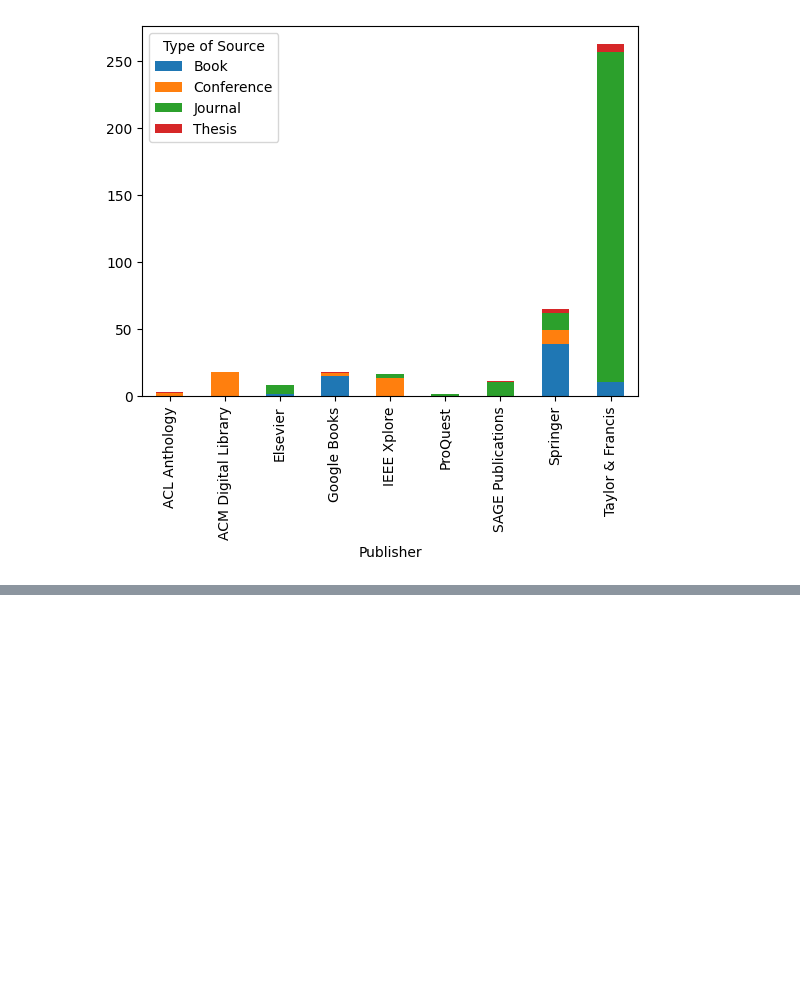
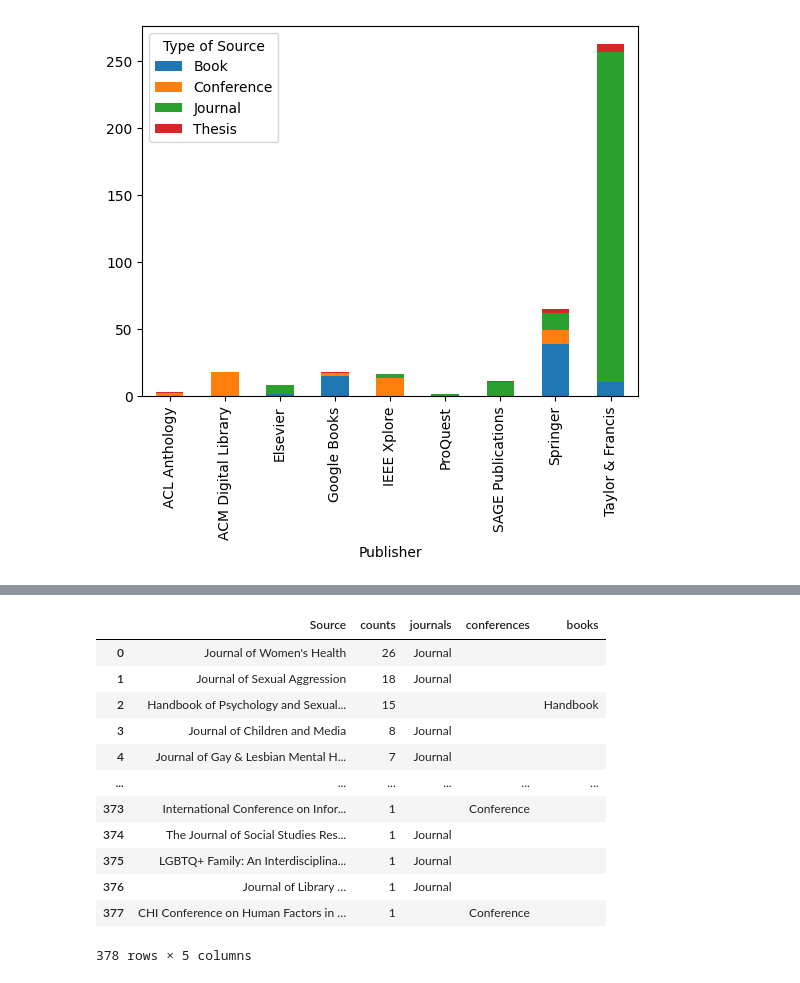
Before and after one commit to booktrackerGirl/Data-wrangling-and-analysis, a Jupyter notebook: Goggle Scholar Search/google_scholar_search_analysis.ipynb, the cells around one changed output, grey strips where cells are left out. Saved outputs shown, nothing was run; the diff lists cells and outputs as text; code cells hidden in the pictures; blank space fills up the shorter version.

```diff
--- a/Goggle Scholar Search/google_scholar_search_analysis.ipynb
+++ b/Goggle Scholar Search/google_scholar_search_analysis.ipynb
@@ -391,0 +410,47 @@ fig.show()
+# %%
+df_sou_sub = df[['Source', 'Type of Source']]
+df_sou_sub = df_sou_sub.loc[~df_sou_sub['Type of Source'].isna()] # Removing the nan values
+df_sou_sub = df_sou_sub.loc[~(df_sou_sub['Type of Source'] == 'Thesis')] # Removing the thesis type
+
+
+
+df_sou_sub = pd.DataFrame({
+    'Source': df_sou_sub['Source'].unique().tolist(),
+    'counts': df_sou_sub['Source'].value_counts()
+}).reset_index(drop=True)
+
+
+## Function to get the columns with specific words such as journals or conference
+def get_keywords(x, y):
+    tokens = nltk.tokenize.word_tokenize(x)
+    #keywords_exist = [keyword for keyword in tokens if keyword in y]
+    keywords = [keyword for keyword in tokens if keyword in y]
+    keywords_string = ', '.join(keywords)
+    return keywords_string
+
+## These are the key words.  The pairs belong to separate lists--(journals, conferences) in
+## either order.  These lists tend to grow as more keywords are discovered.
+journal_items = ['journal', 'journals', 'Journal', 'Journals', 'JOURNAL']
+conference_items = ['conference', 'conferences', 'Conference', 'Conferences']
+book_items = ['Book', 'book', 'Handbook', 'handbook', 'Encyclopedia']
+
+# the apply(lambda) is slow but I don't mind it.
+df_sou_sub['journals'] = df_sou_sub['Source'].apply(lambda x: get_keywords(x, journal_items))
+df_sou_sub['conferences'] = df_sou_sub['Source'].apply(lambda x: get_keywords(x, conference_items))
+df_sou_sub['books'] = df_sou_sub['Source'].apply(lambda x: get_keywords(x, book_items))
+
+df_sou_sub
+# %% [output]
+|  | Source | counts | journals | conferences | books |
+| 0 | Journal of Women's Health | 26 | Journal |  |  |
+| 1 | Journal of Sexual Aggression | 18 | Journal |  |  |
+| 2 | Handbook of Psychology and Sexual... | 15 |  |  | Handbook |
+| 3 | Journal of Children and Media | 8 | Journal |  |  |
+| 4 | Journal of Gay & Lesbian Mental H... | 7 | Journal |  |  |
+| ... | ... | ... | ... | ... | ... |
+| 373 | International Conference on Infor... | 1 |  | Conference |  |
+| 374 | The Journal of Social Studies Res... | 1 | Journal |  |  |
+| 375 | LGBTQ+ Family: An Interdisciplina... | 1 | Journal |  |  |
+| 376 | Journal of Library … | 1 | Journal |  |  |
+| 377 | CHI Conference on Human Factors in … | 1 |  | Conference |  |
+378 rows × 5 columns
```
Also changed, not shown: parts of 3 cells of this notebook.
